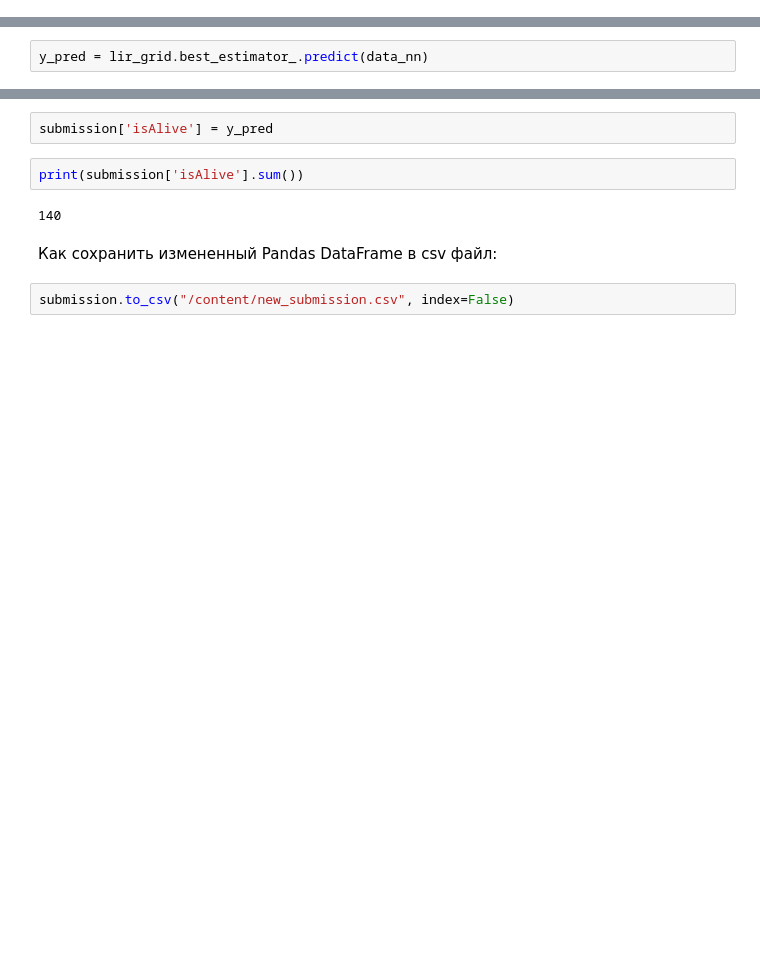
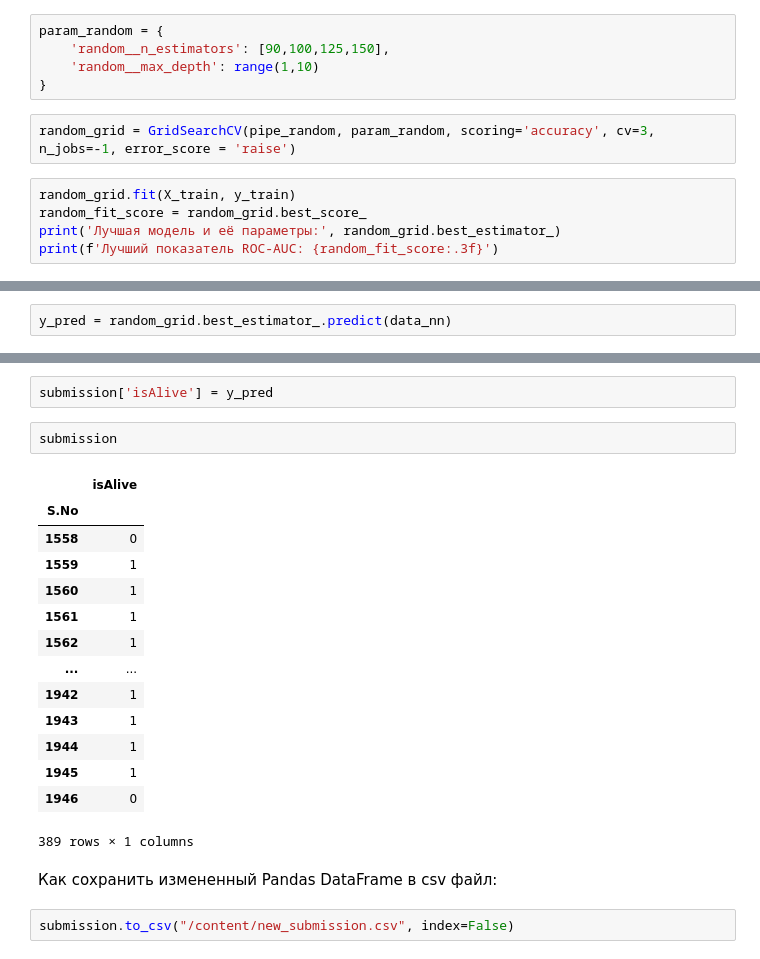
Before and after one commit to ValentinaZubareva2906/deep_learning_mipt, a Jupyter notebook: неделя 1 "Игра престолов"/game_of_thrones.ipynb, the cells around one changed output, grey strips where cells are left out. Cells and saved outputs as stored; diff of their text form; blank space fills up the shorter version.

```diff
--- a/неделя 1 "Игра престолов"/game_of_thrones.ipynb
+++ b/неделя 1 "Игра престолов"/game_of_thrones.ipynb
@@ -968,0 +999,12 @@ y_pred = lir_grid.best_estimator_.predict(X_val)
+# %%
+param_random = {
+    'random__n_estimators': [90,100,125,150],
+    'random__max_depth': range(1,10)
+}
+# %%
+random_grid = GridSearchCV(pipe_random, param_random, scoring='accuracy', cv=3, n_jobs=-1, error_score = 'raise')
+# %%
+random_grid.fit(X_train, y_train)
+random_fit_score = random_grid.best_score_
+print('Лyчшая модель и её параметры:', random_grid.best_estimator_)
+print(f'Лучший показатель ROC-AUC: {random_fit_score:.3f}')
@@ -1120,7 +1196,7 @@ sssdata_nn.shape
 # %% [output]
 (389, 15)
 # %%
-y_pred = lir_grid.best_estimator_.predict(data_nn)
+y_pred = random_grid.best_estimator_.predict(data_nn)
 # %%
 print(y_pred.sum())
 # %% [output]
@@ -1144,9 +1230,22 @@ submission = pd.read_csv("/content/submission.csv", index_col='S.No')
 # %%
 submission['isAlive'] = y_pred
-# %%
-print(submission['isAlive'].sum())
-# %% [output]
-140
+# %%
+submission
+# %% [output]
+|  | isAlive |
+| S.No |  |
+| 1558 | 0 |
+| 1559 | 1 |
+| 1560 | 1 |
+| 1561 | 1 |
+| 1562 | 1 |
+| ... | ... |
+| 1942 | 1 |
+| 1943 | 1 |
+| 1944 | 1 |
+| 1945 | 1 |
+| 1946 | 0 |
+389 rows × 1 columns
 # %% [markdown]
 Как сохранить измененный Pandas DataFrame в csv файл:
 # %%
```
Also changed, not shown: parts of 14 cells of this notebook.
